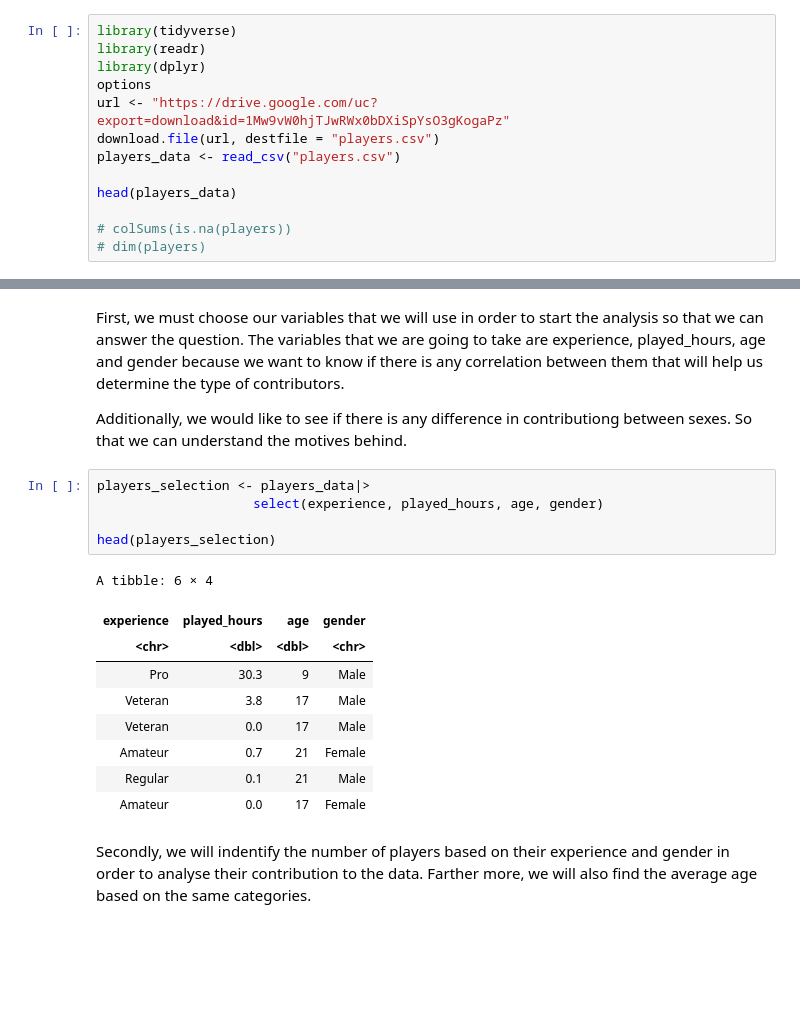
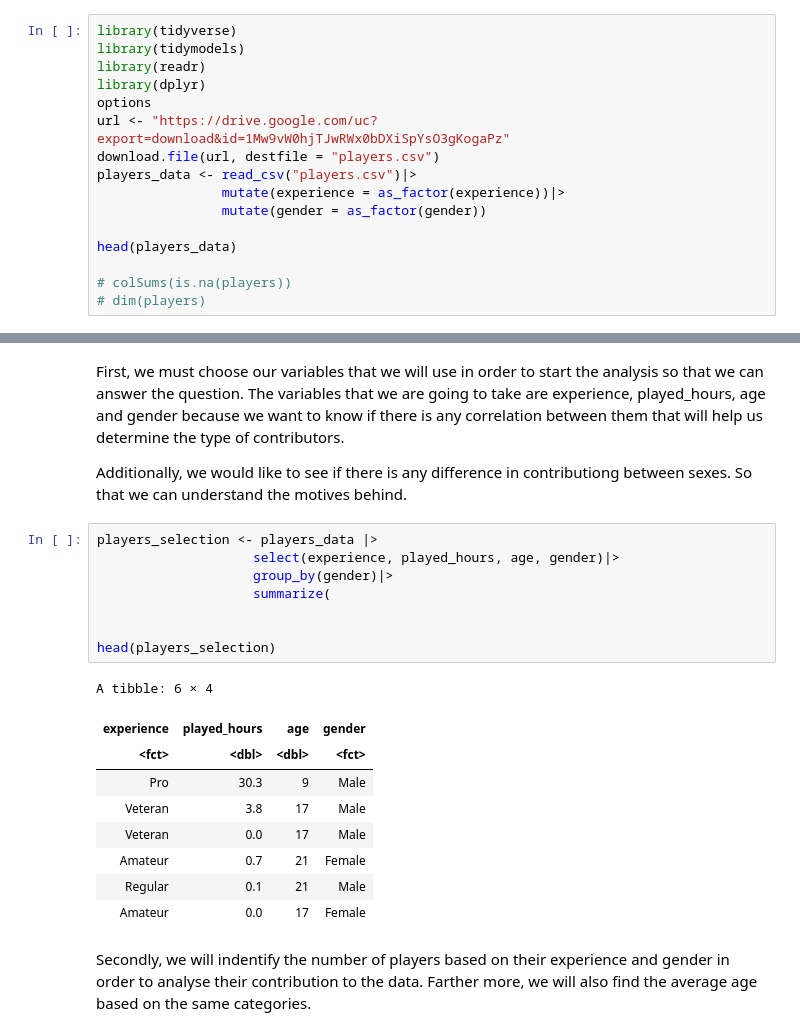
Before and after one commit to Gerardo2099/Gerardo2099-toy_ds_project, a Jupyter notebook: Project1.ipynb, the cells around one changed output, grey strips where cells are left out. Drawn from its saved outputs; the diff is of its cells as text; blank space fills up the shorter version.

```diff
--- a/Project1.ipynb
+++ b/Project1.ipynb
@@ -4,12 +4,15 @@
 In order to open and describe our dataframe we need to download our dataframe on Jupyter. Right after we must open the file and see how it is composed so that we can choose the proper function that will allow us to read it properly.
 # %%
 library(tidyverse)
+library(tidymodels)
 library(readr)
 library(dplyr)
 options
 url <- "https://drive.google.com/uc?export=download&id=1Mw9vW0hjTJwRWx0bDXiSpYsO3gKogaPz"
 download.file(url, destfile = "players.csv")
-players_data <- read_csv("players.csv")
+players_data <- read_csv("players.csv")|>
+                mutate(experience = as_factor(experience))|>
+                mutate(gender = as_factor(gender))
 
 head(players_data)
 
@@ -84,14 +77,17 @@ First, we must choose our variables that we will use in order to start the analy
 
 Additionally, we would like to see if there is any difference in contributiong between sexes. So that we can understand the motives behind.
 # %%
-players_selection <- players_data|>
-                    select(experience, played_hours, age, gender)
+players_selection <- players_data |>
+                    select(experience, played_hours, age, gender)|>
+                    group_by(gender)|>
+                    summarize(
+
 
 head(players_selection)
 # %% [output]
 A tibble: 6 × 4
 | experience | played_hours | age | gender |
-| <chr> | <dbl> | <dbl> | <chr> |
+| <fct> | <dbl> | <dbl> | <fct> |
 | Pro | 30.3 | 9 | Male |
 | Veteran | 3.8 | 17 | Male |
 | Veteran | 0.0 | 17 | Male |
```
Also changed, not shown: parts of 21 cells of this notebook.
